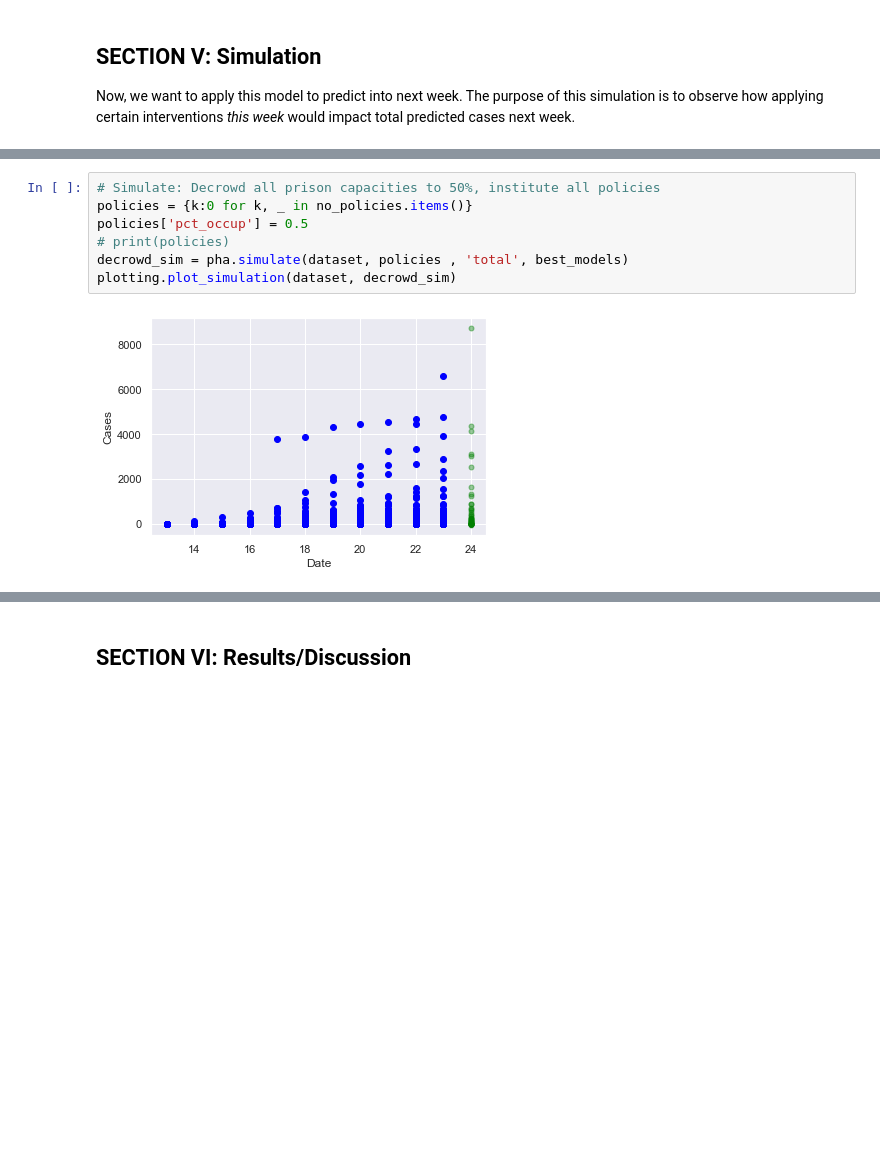
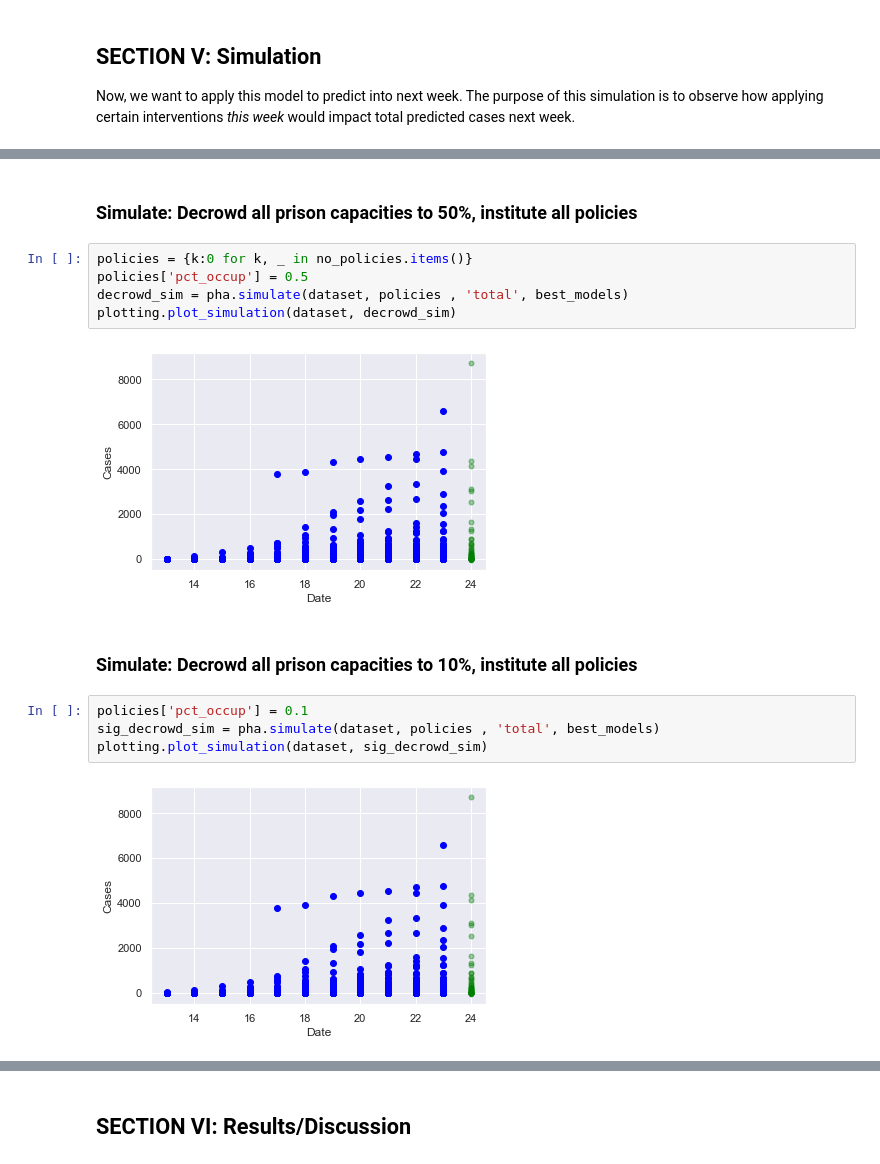
Before and after one commit to christi-liongson/covid_decarceration, a Jupyter notebook: analysis/prison_data_processing.ipynb, the cells around one changed output, grey strips where cells are left out. Drawn from its saved outputs; the diff is of its cells as text; blank space fills up the shorter version.

```diff
--- a/analysis/prison_data_processing.ipynb
+++ b/analysis/prison_data_processing.ipynb
@@ -720,12 +726,20 @@ overcrowd_sim = pha.simulate(dataset, no_policies , 'total', best_models)
 plotting.plot_simulation(dataset, overcrowd_sim)
 # %% [output]
 [figure]
+# %% [markdown]
+### Simulate: Decrowd all prison capacities to 50%, institute all policies
 # %%
-# Simulate: Decrowd all prison capacities to 50%, institute all policies
 policies = {k:0 for k, _ in no_policies.items()}
 policies['pct_occup'] = 0.5
-# print(policies)
 decrowd_sim = pha.simulate(dataset, policies , 'total', best_models)
 plotting.plot_simulation(dataset, decrowd_sim)
 # %% [output]
 [figure]
+# %% [markdown]
+### Simulate: Decrowd all prison capacities to 10%, institute all policies
+# %%
+policies['pct_occup'] = 0.1
+sig_decrowd_sim = pha.simulate(dataset, policies , 'total', best_models)
+plotting.plot_simulation(dataset, sig_decrowd_sim)
+# %% [output]
+[figure, added]
```
Also changed, not shown: parts of 16 cells of this notebook, 2 other files.
